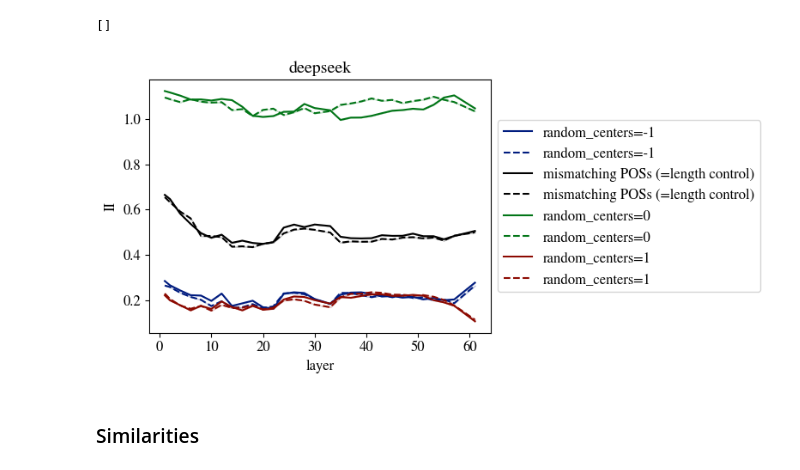
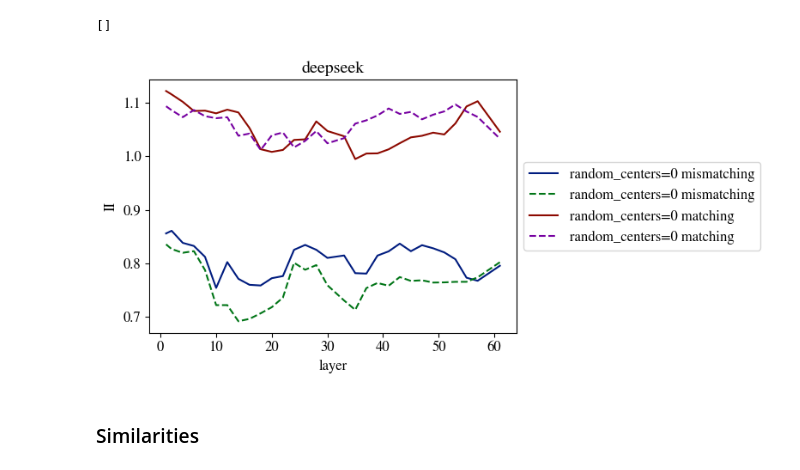
Before and after one commit to acevedo-s/syn-sem, a Jupyter notebook: II.ipynb, the cells around one changed output. Drawn from its saved outputs; the diff is of its cells as text; code cells hidden in the pictures.

```diff
--- a/II.ipynb
+++ b/II.ipynb
@@ -45,15 +45,15 @@ n_tokens_list = [min_token_length]
 avg = 0
 Nbits_list = [0]
 idx = None
-match_vars = ['matching','mismatching']
-random_centers_list = [-1,0,1]
+match_vars = ['mismatching','matching']
+random_centers_list = [0]
 # %%
 fig,ax = plt.subplots(1,figsize=(8,4))
 
 for random_centers_id,random_centers in enumerate(random_centers_list):
   for match_id,match_var in enumerate(match_vars):
-    if match_var == 'mismatching' and random_centers != -1:
-      continue
+    # if match_var == 'mismatching' and random_centers != -1:
+    #   continue
     for Nbits_id,Nbits in enumerate(Nbits_list):
       for language_pair_id, language_pair in enumerate(language_pairs):
         for n_tokens in n_tokens_list:
@@ -85,37 +85,37 @@ for random_centers_id,random_centers in enumerate(random_centers_list):
           if 0: #match_var == 'mismatching':
             color = 'black'
             label = 'mismatching POSs (=length control)'
           else:
             color = colors[random_centers_id]
-            label = f'{random_centers=}',
+            label = f'{random_centers=} {match_var}'
           for II_index in range(2):
             plt.plot(layers,
                      inf_imb[II_index].diagonal(),
                      label=label,
                      linestyle=_linestyles[II_index],
-                     color=color,
+                    #  color=color,
                      )
             plt.fill_between(layers,
                             inf_imb[II_index].diagonal() - std[II_index].diagonal(),
                             inf_imb[II_index].diagonal() + std[II_index].diagonal(),
                             alpha=0.2,
-                            color=color,
+                            # color=color,
                             )
 
 ax.legend()
 ax.set_xlabel('layer')
 ax.set_ylabel('II')
 ax.set_title(f'{modelA}')
 
 
 box = ax.get_position()
 ax.set_position([box.x0, box.y0, box.width * 0.8, box.height])
 ax.legend(loc='center left', bbox_to_anchor=(1, 0.5))
 
 plt.plot()
 # %% [output]
 []
-[figure, old version]
+[figure, new version]
 # %% [markdown]
 ### Similarities
 # %%
```
